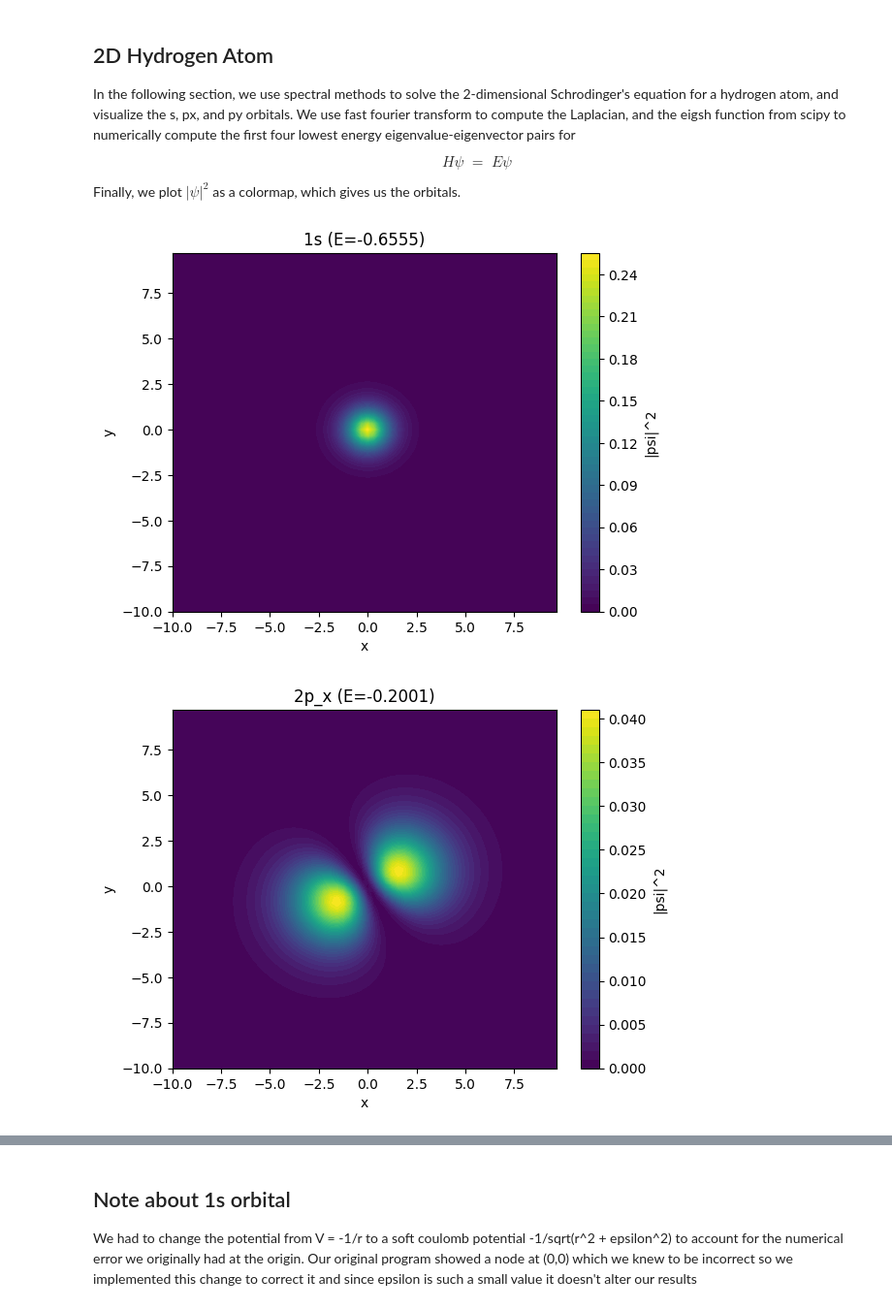
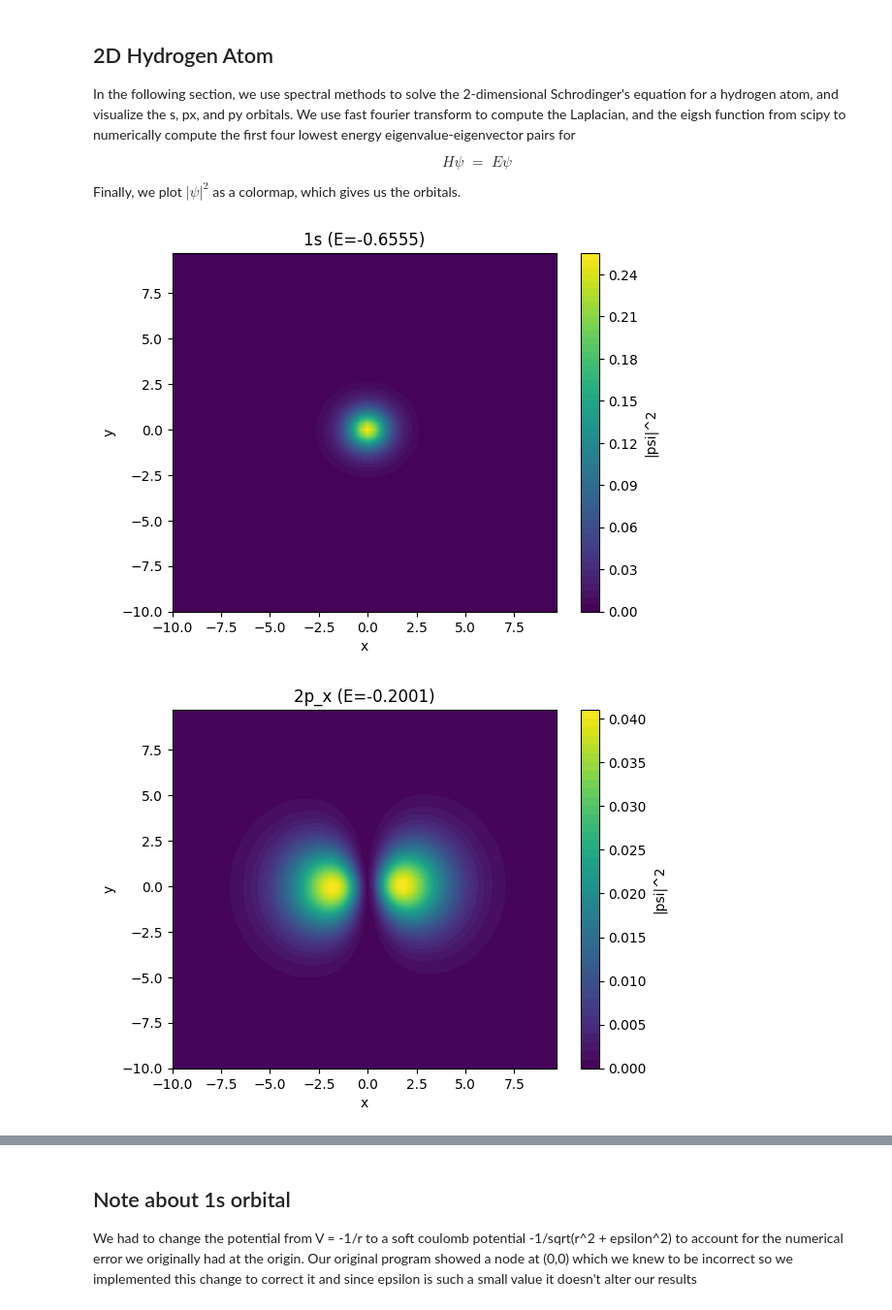
Before and after one commit to rquinn4/p2, a Jupyter notebook: Project2_team.ipynb, the cells around one changed output, grey strips where cells are left out. Shown: that part at 97% size. Cells and saved outputs as stored; diff of their text form; code cells hidden in the pictures.

```diff
--- a/Project2_team.ipynb
+++ b/Project2_team.ipynb
@@ -267,33 +286,61 @@ def Hpsi(flat_psi):
 
 H = LinearOperator((N*N, N*N), Hpsi)
 
 evals, evecs = eigsh(H, k=4, sigma=-0.5) # finding E and psi for 1s, 2s, and the degenerate pair which gives 2px and 2py
 
 # unpacking and normalizing orbitals
 orbitals = []
+center_idx = N // 2
+center_probs = []
 for i in range(4):
     psi = evecs[:, i].reshape(N, N)
     norm = np.sqrt((np.abs(psi)**2).sum() * dx * dx)
     orbitals.append(psi / norm)
+    center_probs.append(np.abs(psi[center_idx, center_idx])**2)
+
+
+# Index of most center-peaked orbital = 1s
+idx_1s = np.argmax(center_probs)
+s_orbital = orbitals[idx_1s]
+
+
+# Classify px and py
+remaining = [i for i in range(4) if i != idx_1s]
+psi1, psi2 = orbitals[remaining[0]], orbitals[remaining[1]]
+
+# Dipole moments: ⟨x⟩ and ⟨y⟩ for each orbital
+def dipole_moment(psi):
+    prob_density = np.abs(psi)**2
+    x_moment = (prob_density * X).sum() * dx * dx
+    y_moment = (prob_density * Y).sum() * dx * dx
+    return x_moment, y_moment
+
+dip1 = dipole_moment(psi1)
+dip2 = dipole_moment(psi2)
+
+# Assign px and py based on which direction the dipole is aligned
+if abs(dip1[0]) < abs(dip1[1]):
+    px, py = psi1, psi2
+else:
+    px, py = psi2, psi1
 
 # plot 1s
 s = orbitals[0]
 plt.figure()
-plt.contourf(X, Y, np.abs(s)**2, levels=50)
+plt.contourf(X, Y, np.abs(s_orbital)**2, levels=50)
 plt.title(f"1s (E={evals[0]:.4f})")
 plt.xlabel("x"); plt.ylabel("y")
 plt.colorbar(label="|psi|^2")
 plt.show()
 
-px, py = orbitals[1], orbitals[2]
 
 for psi, label in [(px, "2p_x"), (py, "2p_y")]:
     plt.figure()
     plt.contourf(X, Y, np.abs(psi)**2, levels=50)
     plt.title(f"{label} (E={evals[1]:.4f})")
     plt.xlabel("x"); plt.ylabel("y")
     plt.colorbar(label="|psi|^2")
     plt.show()
 # %% [output]
 [figure]
-[figure, old version]
+[figure, new version]
```
Also changed, not shown: parts of 2 cells of this notebook.
